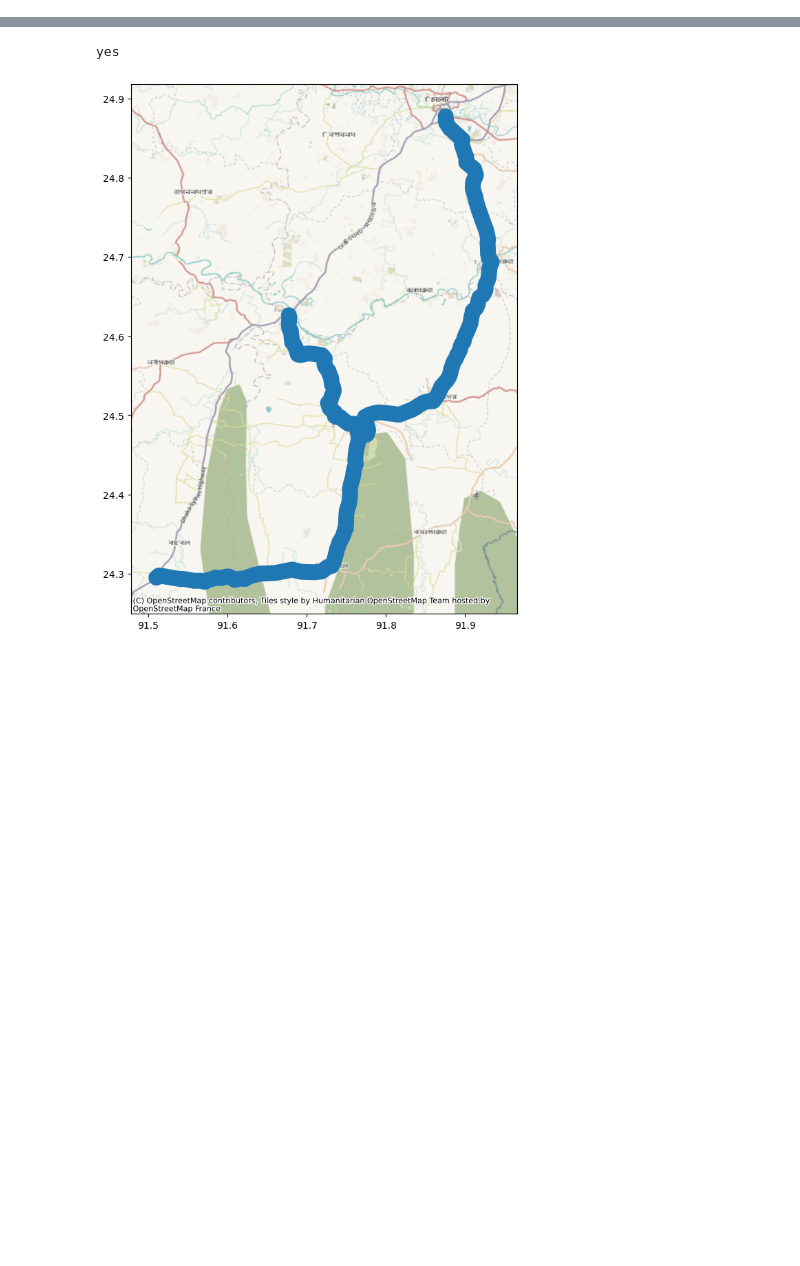
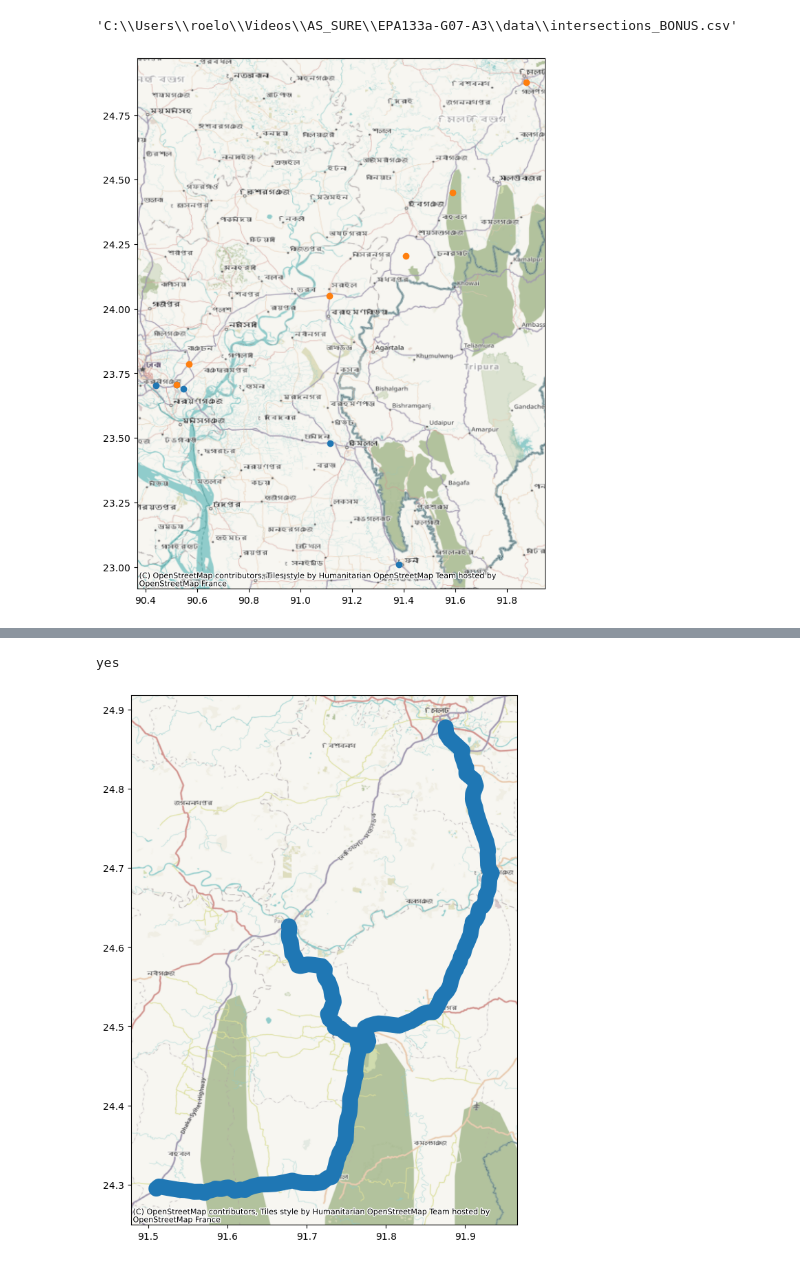
Before and after one commit to mlmoleman/EPA133a-G07-A3, a Jupyter notebook: model/Intersections_roads.ipynb, the cells around one changed output, grey strips where cells are left out. Drawn from its saved outputs; the diff is of its cells as text; code cells hidden in the pictures; blank space fills up the shorter version.

```diff
--- a/model/Intersections_roads.ipynb
+++ b/model/Intersections_roads.ipynb
@@ -59,3 +60,7 @@ intersections_N2 =gseries["N2"].intersection(intersecting_N2).drop("N2")
 
 gdf_N1 =gdf[gdf["road"]=="N1"]
 gdf_N2 =gdf[gdf["road"]=="N2"]
+# %%
+parent + "\\data\\intersections_BONUS.csv"
+# %% [output]
+'C:\\Users\\roelo\\Videos\\AS_SURE\\EPA133a-G07-A3\\data\\intersections_BONUS.csv'
@@ -62,3 +69,11 @@ gdf_N2 =gdf[gdf["road"]=="N2"]
+# %%
+fig, ax = plt.subplots(1,1,figsize=(10,10))
+# Process intersection data for gdf_N1
+intersections_N1.plot(ax=ax)
+intersections_N2.plot(ax=ax)
+cx.add_basemap(ax=ax,crs="EPSG:4326")
+# %% [output]
+[figure, added]
 # %%
 def process_intersection_data(gdf_data, intersect_data):
     df_list = []
```
Also changed, not shown: parts of 6 cells of this notebook, 3 other files.
